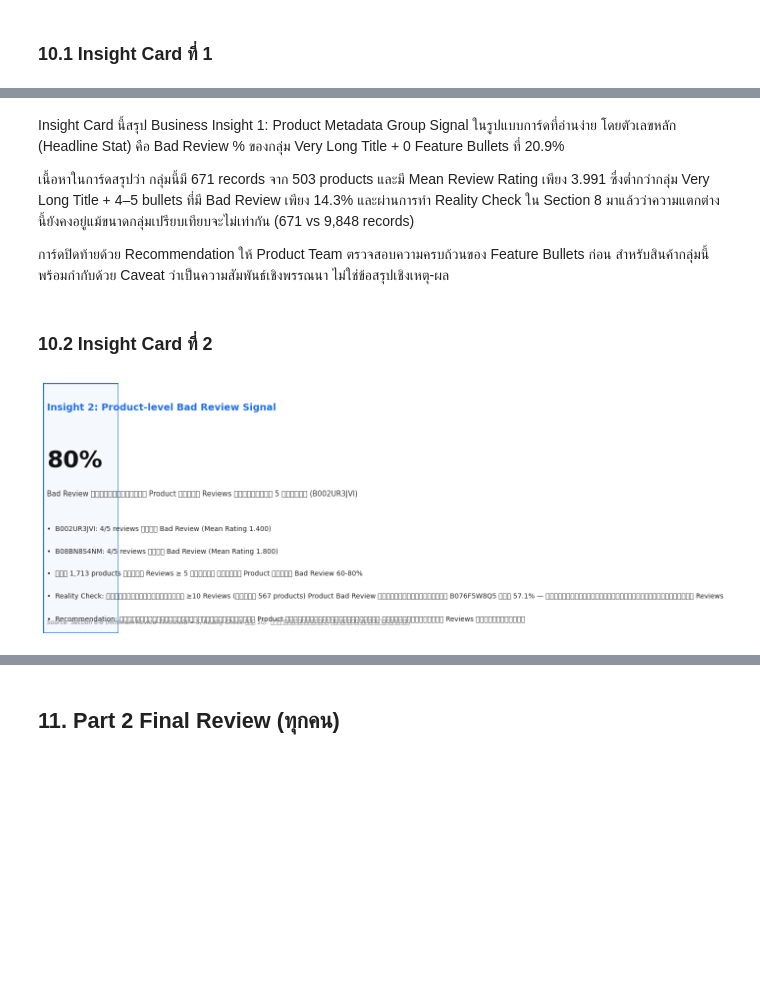
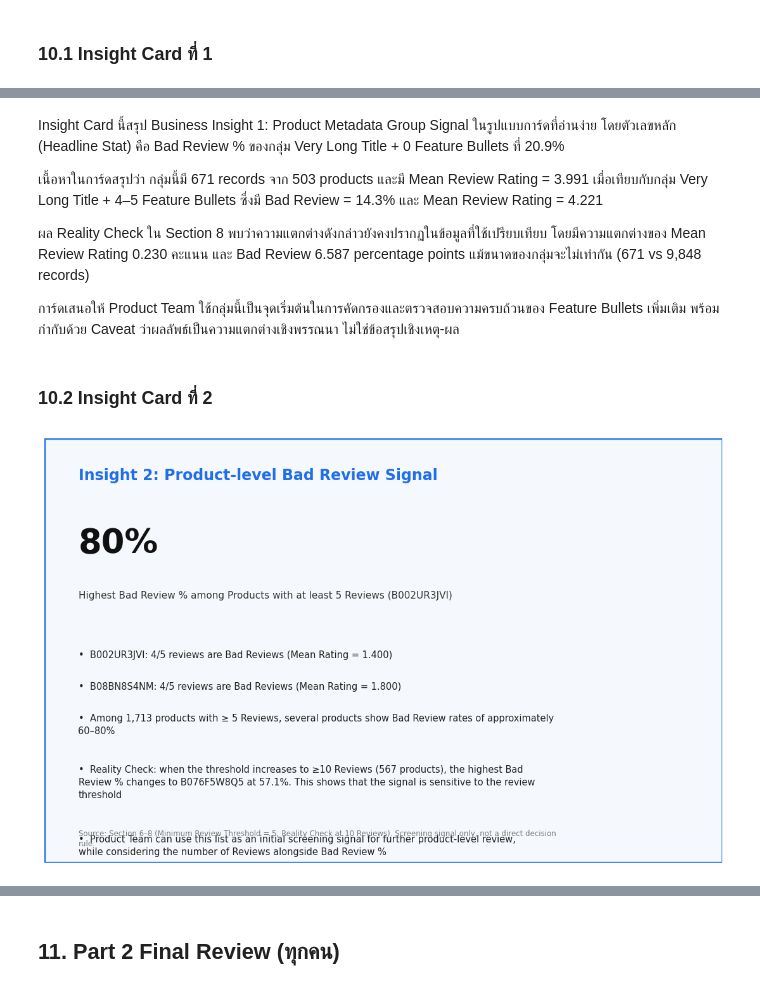
Before and after one commit to suphitchakh-web/Project_1, a Jupyter notebook: Team06_Part2.ipynb, the cells around one changed output, grey strips where cells are left out. Saved outputs shown, nothing was run; the diff lists cells and outputs as text; code cells hidden in the pictures; blank space fills up the shorter version.

```diff
--- a/Team06_Part2.ipynb
+++ b/Team06_Part2.ipynb
@@ -2761,42 +2993,79 @@ draw_insight_card(
 # %% [markdown]
 Insight Card นี้สรุป Business Insight 1: Product Metadata Group Signal ในรูปแบบการ์ดที่อ่านง่าย โดยตัวเลขหลัก (Headline Stat) คือ Bad Review % ของกลุ่ม Very Long Title + 0 Feature Bullets ที่ 20.9%
 
-เนื้อหาในการ์ดสรุปว่า กลุ่มนี้มี 671 records จาก 503 products และมี Mean Review Rating เพียง 3.991 ซึ่งต่ำกว่ากลุ่ม Very Long Title + 4–5 bullets ที่มี Bad Review เพียง 14.3% และผ่านการทำ Reality Check ใน Section 8 มาแล้วว่าความแตกต่างนี้ยังคงอยู่แม้ขนาดกลุ่มเปรียบเทียบจะไม่เท่ากัน (671 vs 9,848 records)
+เนื้อหาในการ์ดสรุปว่า กลุ่มนี้มี 671 records จาก 503 products และมี Mean Review Rating = 3.991 เมื่อเทียบกับกลุ่ม Very Long Title + 4–5 Feature Bullets ซึ่งมี Bad Review = 14.3% และ Mean Review Rating = 4.221
 
-การ์ดปิดท้ายด้วย Recommendation ให้ Product Team ตรวจสอบความครบถ้วนของ Feature Bullets ก่อน สำหรับสินค้ากลุ่มนี้ พร้อมกำกับด้วย Caveat ว่าเป็นความสัมพันธ์เชิงพรรณนา ไม่ใช่ข้อสรุปเชิงเหตุ-ผล
+ผล Reality Check ใน Section 8 พบว่าความแตกต่างดังกล่าวยังคงปรากฏในข้อมูลที่ใช้เปรียบเทียบ โดยมีความแตกต่างของ Mean Review Rating 0.230 คะแนน และ Bad Review 6.587 percentage points แม้ขนาดของกลุ่มจะไม่เท่ากัน (671 vs 9,848 records)
+
+การ์ดเสนอให้ Product Team ใช้กลุ่มนี้เป็นจุดเริ่มต้นในการคัดกรองและตรวจสอบความครบถ้วนของ Feature Bullets เพิ่มเติม พร้อมกำกับด้วย Caveat ว่าผลลัพธ์เป็นความแตกต่างเชิงพรรณนา ไม่ใช่ข้อสรุปเชิงเหตุ-ผล
 # %% [markdown]
 ### 10.2 Insight Card ที่ 2
 # %%
 # ============================================================
-# 10.2 Insight Card ที่ 2
+# 10.2 Insight Card 2
 # Business Insight 2: Product-level Bad Review Signal
 # ============================================================
 
 top1 = insight2_top_products.iloc[0]
 top2 = insight2_top_products.iloc[1]
 top1_reality = top_products_10.iloc[0]
 
+
 draw_insight_card(
+
     headline="Insight 2: Product-level Bad Review Signal",
+
     stat=f"{top1['bad_review_pct']:.0f}%",
-    stat_label=f"Bad Review สูงสุดในกลุ่ม Product ที่มี Reviews อย่างน้อย {MIN_REVIEWS} รายการ ({top1['parent_asin']})",
+
+    stat_label=(
+        f"Highest Bad Review % among Products with at least "
+        f"{MIN_REVIEWS} Reviews ({top1['parent_asin']})"
+    ),
+
     bullets=[
-        f"{top1['parent_asin']}: {int(top1['bad_reviews'])}/{int(top1['reviews'])} reviews เป็น Bad Review "
-        f"(Mean Rating {top1['mean_review_rating']:.3f})",
-        f"{top2['parent_asin']}: {int(top2['bad_reviews'])}/{int(top2['reviews'])} reviews เป็น Bad Review "
-        f"(Mean Rating {top2['mean_review_rating']:.3f})",
-        f"จาก {len(product_filtered):,} products ที่มี Reviews ≥ {MIN_REVIEWS} รายการ พบหลาย Product ที่มี Bad Review 60-80%",
-        f"Reality Check: เมื่อเพิ่มเกณฑ์เป็น ≥10 Reviews (เหลือ {len(product_filtered_10):,} products) "
-        f"Product Bad Review สูงสุดเปลี่ยนเป็น {top1_reality['parent_asin']} ที่ {top1_reality['bad_review_pct']:.1f}% "
-        "— สัญญาณยังคงอยู่แต่ควรใช้ร่วมกับจำนวน Reviews",
-        "Recommendation: ใช้ลิสต์นี้เป็นจุดเริ่มต้นคัดกรอง Product รายตัวที่ควรตรวจสอบก่อน "
-        "โดยพิจารณาจำนวน Reviews ร่วมด้วยเสมอ",
+
+        (
+            f"{top1['parent_asin']}: "
+            f"{int(top1['bad_reviews'])}/{int(top1['reviews'])} reviews "
+            f"are Bad Reviews "
+            f"(Mean Rating = {top1['mean_review_rating']:.3f})"
+        ),
+
+        (
+            f"{top2['parent_asin']}: "
+            f"{int(top2['bad_reviews'])}/{int(top2['reviews'])} reviews "
+            f"are Bad Reviews "
+            f"(Mean Rating = {top2['mean_review_rating']:.3f})"
+        ),
+
+        (
+            f"Among {len(product_filtered):,} products with "
+            f"≥ {MIN_REVIEWS} Reviews, several products show "
+            f"Bad Review rates of approximately 60–80%"
+        ),
+
+        (
+            f"Reality Check: when the threshold increases to "
+            f"≥10 Reviews ({len(product_filtered_10):,} products), "
+            f"the highest Bad Review % changes to "
+            f"{top1_reality['parent_asin']} at "
+            f"{top1_reality['bad_review_pct']:.1f}%. "
+            f"This shows that the signal is sensitive to the review threshold"
+        ),
+
+        (
+            "Product Team can use this list as an initial screening signal "
+            "for further product-level review, while considering the "
+            "number of Reviews alongside Bad Review %"
+        )
     ],
+
     footer=(
-        "Source: Section 6-8 (Minimum Review Threshold = 5, Reality Check ที่ 10). "
-        "เป็นสัญญาณคัดกรอง ไม่ใช่เกณฑ์ตัดสินโดยตรง"
-    ),
+        "Source: Section 6–8 (Minimum Review Threshold = 5; "
+        "Reality Check at 10 Reviews). "
+        "Screening signal only, not a direct decision rule."
+    )
 )
 # %% [output]
-[figure, old version]
+[figure, new version]
 # %% [markdown]
```
Also changed, not shown: parts of 19 cells of this notebook.
